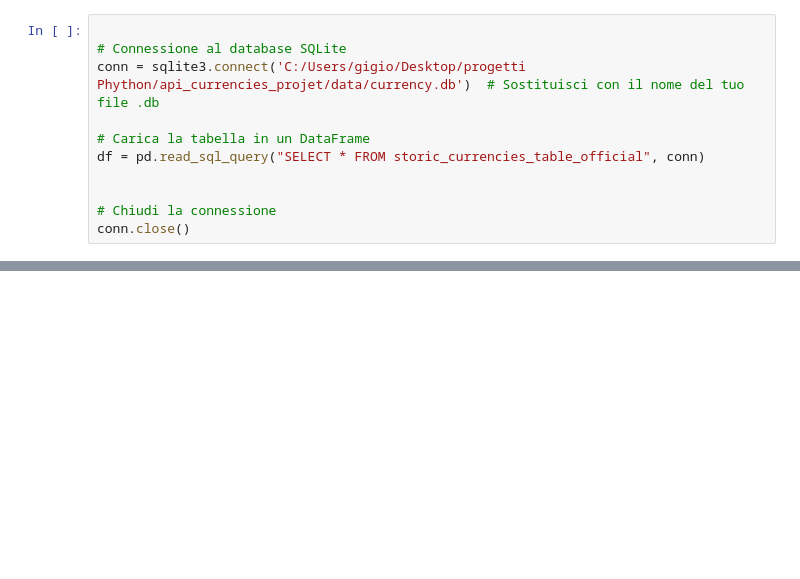
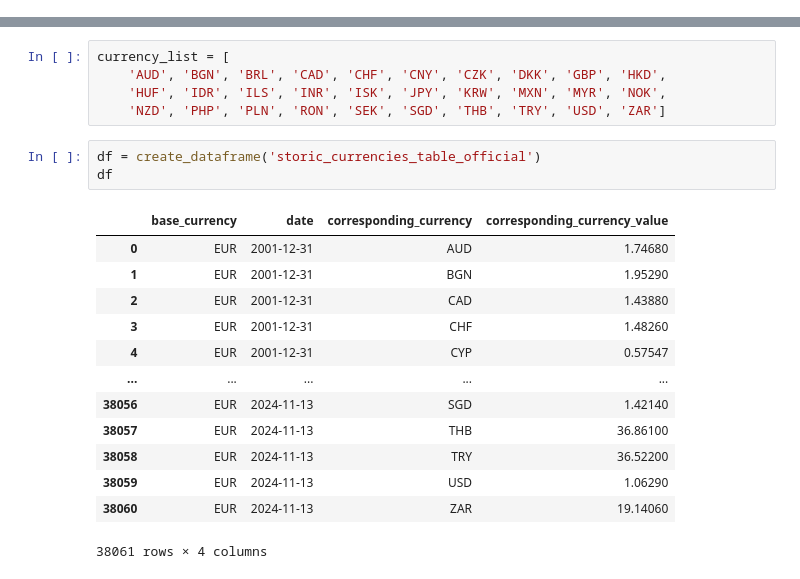
Before and after one commit to LuigiSciarretta/api_currencies_projet, a Jupyter notebook: analisi.ipynb, the cells around one changed output, grey strips where cells are left out. Cells and saved outputs as stored; diff of their text form; blank space fills up the shorter version.

```diff
--- a/analisi.ipynb
+++ b/analisi.ipynb
@@ -4,11 +0,0 @@ import sqlite3
-# %%
-
-# Connessione al database SQLite
-conn = sqlite3.connect('C:/Users/gigio/Desktop/progetti Phython/api_currencies_projet/data/currency.db')  # Sostituisci con il nome del tuo file .db
-
-# Carica la tabella in un DataFrame
-df = pd.read_sql_query("SELECT * FROM storic_currencies_table_official", conn)
-
-
-# Chiudi la connessione
-conn.close()
@@ -30,0 +115,22 @@ df
+# %%
+currency_list = [
+    'AUD', 'BGN', 'BRL', 'CAD', 'CHF', 'CNY', 'CZK', 'DKK', 'GBP', 'HKD',
+    'HUF', 'IDR', 'ILS', 'INR', 'ISK', 'JPY', 'KRW', 'MXN', 'MYR', 'NOK',
+    'NZD', 'PHP', 'PLN', 'RON', 'SEK', 'SGD', 'THB', 'TRY', 'USD', 'ZAR']
+# %%
+df = create_dataframe('storic_currencies_table_official')
+df
+# %% [output]
+|  | base_currency | date | corresponding_currency | corresponding_currency_value |
+| 0 | EUR | 2001-12-31 | AUD | 1.74680 |
+| 1 | EUR | 2001-12-31 | BGN | 1.95290 |
+| 2 | EUR | 2001-12-31 | CAD | 1.43880 |
+| 3 | EUR | 2001-12-31 | CHF | 1.48260 |
+| 4 | EUR | 2001-12-31 | CYP | 0.57547 |
+| ... | ... | ... | ... | ... |
+| 38056 | EUR | 2024-11-13 | SGD | 1.42140 |
+| 38057 | EUR | 2024-11-13 | THB | 36.86100 |
+| 38058 | EUR | 2024-11-13 | TRY | 36.52200 |
+| 38059 | EUR | 2024-11-13 | USD | 1.06290 |
+| 38060 | EUR | 2024-11-13 | ZAR | 19.14060 |
+38061 rows × 4 columns
```
Also changed, not shown: parts of 14 cells of this notebook.
